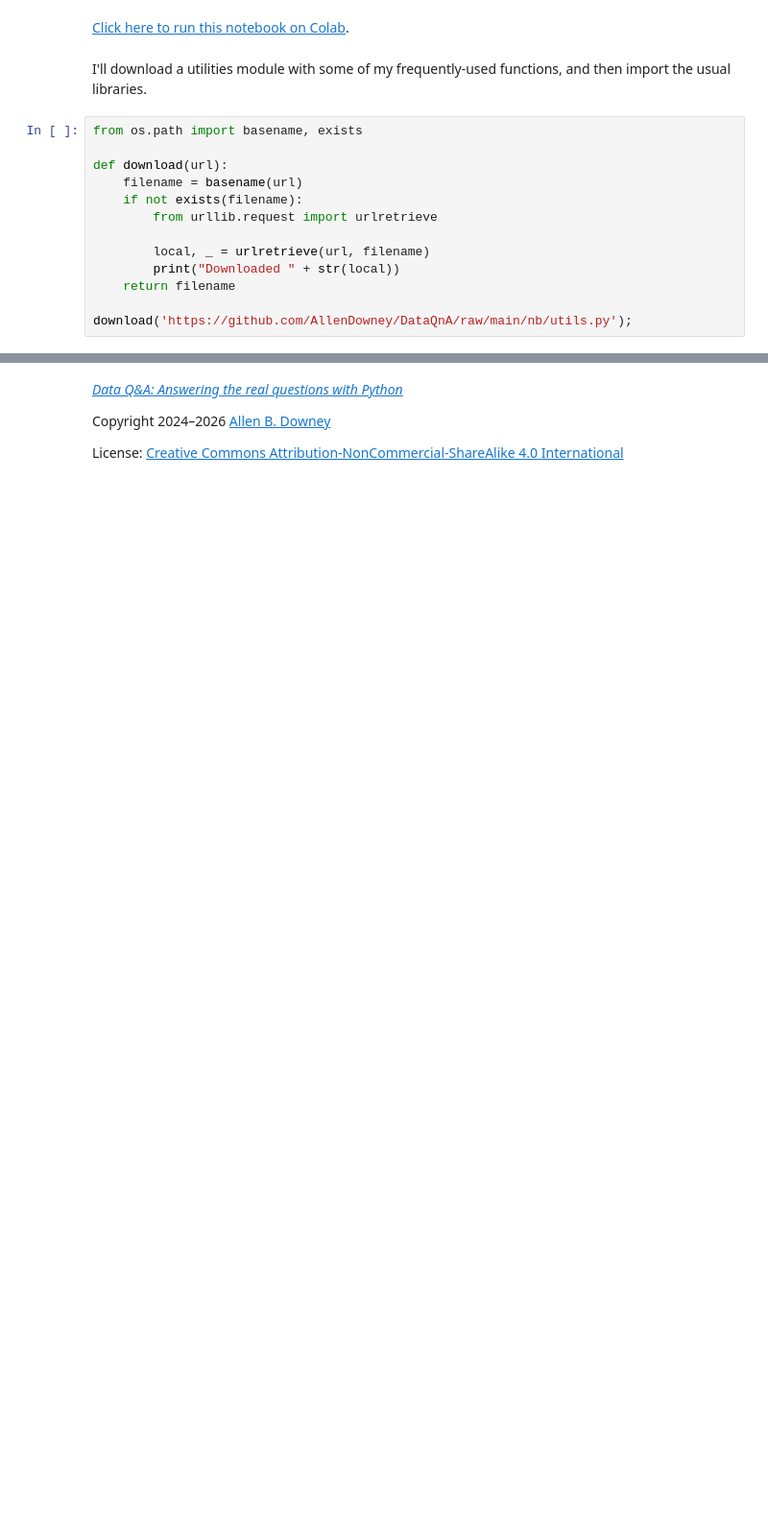
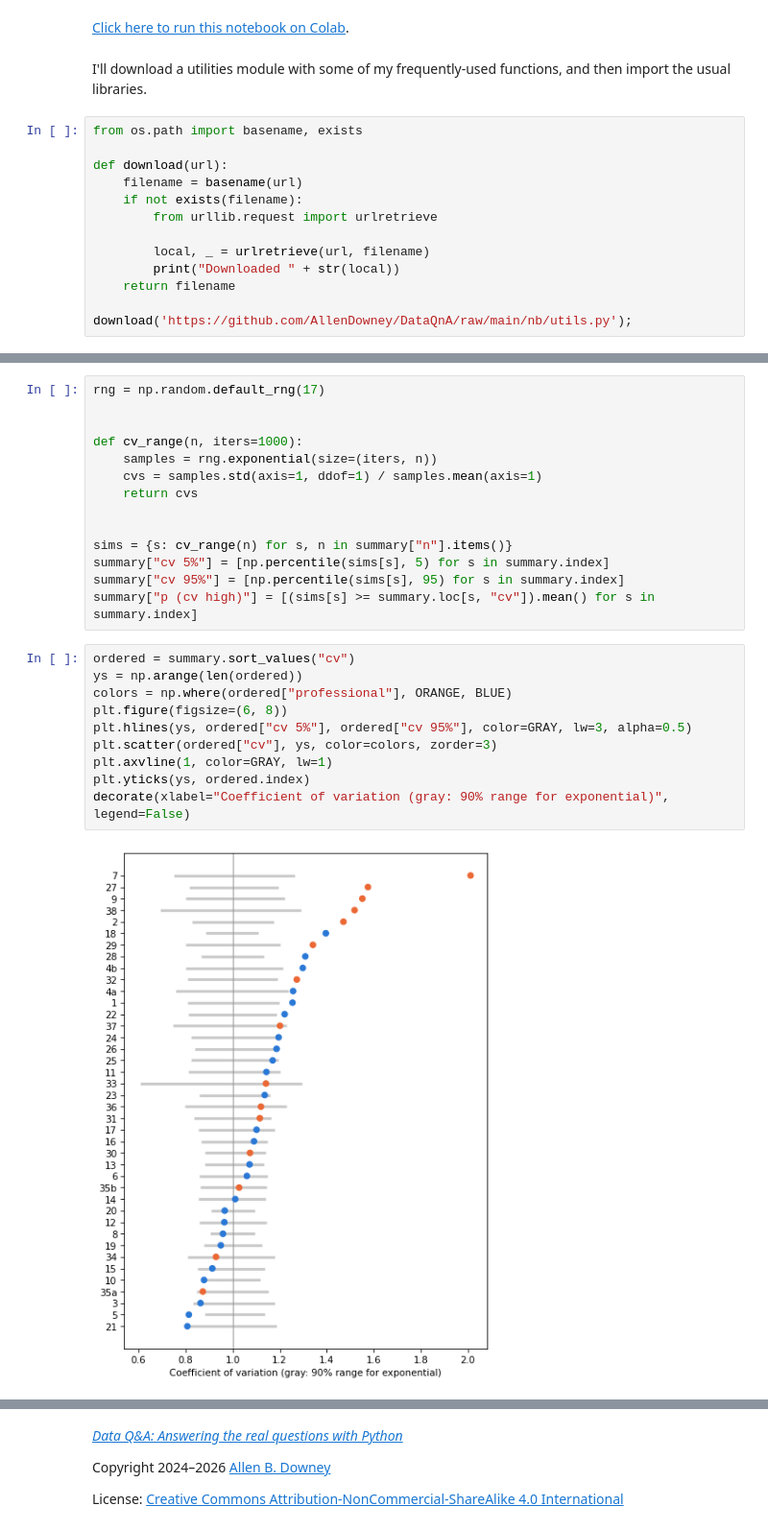
Before and after one commit to AllenDowney/DataQnA, a Jupyter notebook: nb/poisson_umm.ipynb, the cells around one changed output, grey strips where cells are left out. Shown at 96% size. Drawn from its saved outputs; the diff is of its cells as text; blank space fills up the shorter version.

```diff
--- a/nb/poisson_umm.ipynb
+++ b/nb/poisson_umm.ipynb
@@ -208,0 +143,26 @@ for col in df.columns:
+# %%
+rng = np.random.default_rng(17)
+
+
+def cv_range(n, iters=1000):
+    samples = rng.exponential(size=(iters, n))
+    cvs = samples.std(axis=1, ddof=1) / samples.mean(axis=1)
+    return cvs
+
+
+sims = {s: cv_range(n) for s, n in summary["n"].items()}
+summary["cv 5%"] = [np.percentile(sims[s], 5) for s in summary.index]
+summary["cv 95%"] = [np.percentile(sims[s], 95) for s in summary.index]
+summary["p (cv high)"] = [(sims[s] >= summary.loc[s, "cv"]).mean() for s in summary.index]
+# %%
+ordered = summary.sort_values("cv")
+ys = np.arange(len(ordered))
+colors = np.where(ordered["professional"], ORANGE, BLUE)
+plt.figure(figsize=(6, 8))
+plt.hlines(ys, ordered["cv 5%"], ordered["cv 95%"], color=GRAY, lw=3, alpha=0.5)
+plt.scatter(ordered["cv"], ys, color=colors, zorder=3)
+plt.axvline(1, color=GRAY, lw=1)
+plt.yticks(ys, ordered.index)
+decorate(xlabel="Coefficient of variation (gray: 90% range for exponential)", legend=False)
+# %% [output]
+[figure, added]
```
Also changed, not shown: parts of 70 cells of this notebook, 6 other files.
